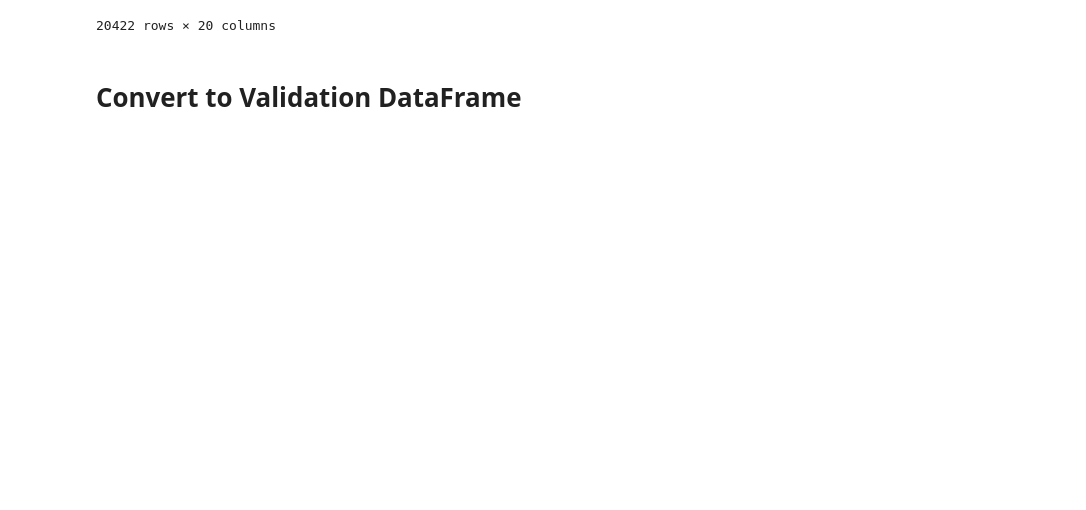
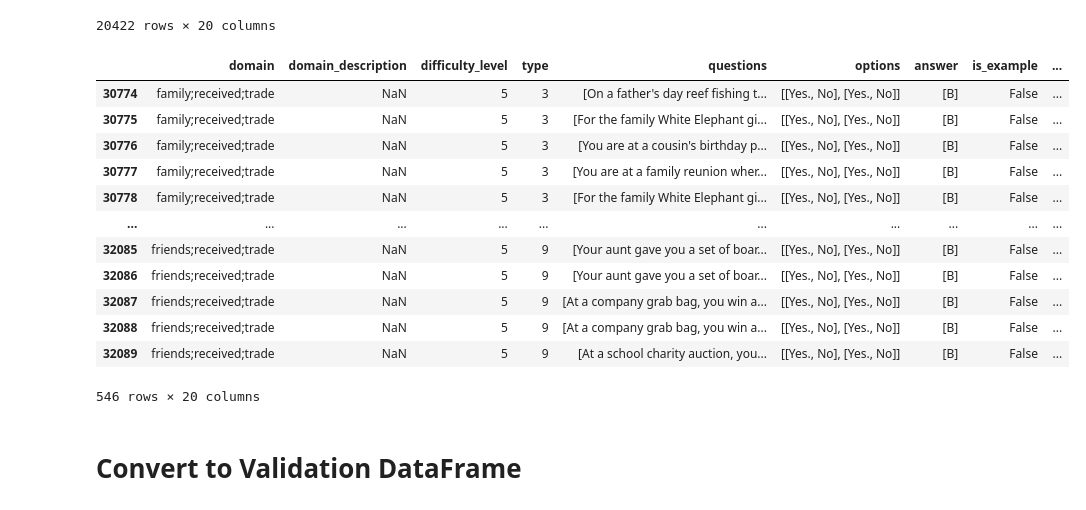
Before and after one commit to narunraman/benchmark_webapp, a Jupyter notebook: data/gen_data.ipynb, the cells around one changed output. Cells and saved outputs as stored; diff of their text form; code cells hidden in the pictures; blank space fills up the shorter version.

```diff
--- a/data/gen_data.ipynb
+++ b/data/gen_data.ipynb
@@ -253,3 +657,12 @@ gpt4_ans
 20422 rows × 20 columns
 # %%
 gpt4_ans.to_pickle('gpt-4.pkl')
+# %%
+import random
+gpt3_ans = pd.read_pickle("results/gpt-3.5_renamed.pkl")
+gpt3_ans
+gpt3_ans = pd.concat([gpt3_ans, pd.DataFrame.from_records([{'task_name': 'Add and Subtract', 'Category': 'Arithmetic', 'options': [['one', 'two']], 'answer': ['A'], 'model_answer': ['A'] if random.random() < 0.85 else ['B']} for _ in range(100)])], sort=False, ignore_index=True)
+gpt3_ans = pd.concat([gpt3_ans, pd.DataFrame.from_records([{'task_name': 'Multiply and Divide', 'Category': 'Arithmetic', 'options': [['one', 'two']], 'answer': ['A'], 'model_answer': ['A'] if random.random() < 0.55 else ['B']} for _ in range(100)])], sort=False, ignore_index=True)
+# gpt3_ans[gpt3_ans.task_name.apply(lambda x: x == 'Endowment Effect')].domain.unique()
+# gpt4_ans = gpt4_ans[gpt4_ans.domain.apply(lambda x: 'purchased;cash' not in x)]
+# gpt4_ans.to_pickle('results/gpt-4_renamed.pkl')
@@ -256,3 +671,19 @@ gpt4_ans.to_pickle('gpt-4.pkl')
+# %%
+gpt3_ans[gpt3_ans.task_name.apply(lambda x: x == 'Endowment Effect')]
+# %% [output]
+|  | domain | domain_description | difficulty_level | type | questions | options | answer | is_example | ... |
+| 30774 | family;received;trade | NaN | 5 | 3 | [On a father's day reef fishing t... | [[Yes., No], [Yes., No]] | [B] | False | ... |
+| 30775 | family;received;trade | NaN | 5 | 3 | [For the family White Elephant gi... | [[Yes., No], [Yes., No]] | [B] | False | ... |
+| 30776 | family;received;trade | NaN | 5 | 3 | [You are at a cousin's birthday p... | [[Yes., No], [Yes., No]] | [B] | False | ... |
+| 30777 | family;received;trade | NaN | 5 | 3 | [You are at a family reunion wher... | [[Yes., No], [Yes., No]] | [B] | False | ... |
+| 30778 | family;received;trade | NaN | 5 | 3 | [For the family White Elephant gi... | [[Yes., No], [Yes., No]] | [B] | False | ... |
+| ... | ... | ... | ... | ... | ... | ... | ... | ... | ... |
+| 32085 | friends;received;trade | NaN | 5 | 9 | [Your aunt gave you a set of boar... | [[Yes., No], [Yes., No]] | [B] | False | ... |
+| 32086 | friends;received;trade | NaN | 5 | 9 | [Your aunt gave you a set of boar... | [[Yes., No], [Yes., No]] | [B] | False | ... |
+| 32087 | friends;received;trade | NaN | 5 | 9 | [At a company grab bag, you win a... | [[Yes., No], [Yes., No]] | [B] | False | ... |
+| 32088 | friends;received;trade | NaN | 5 | 9 | [At a company grab bag, you win a... | [[Yes., No], [Yes., No]] | [B] | False | ... |
+| 32089 | friends;received;trade | NaN | 5 | 9 | [At a school charity auction, you... | [[Yes., No], [Yes., No]] | [B] | False | ... |
+546 rows × 20 columns
 # %% [markdown]
 # Convert to Validation DataFrame
 # %%
```
Also changed, not shown: parts of 12 cells of this notebook, 22 other files.
